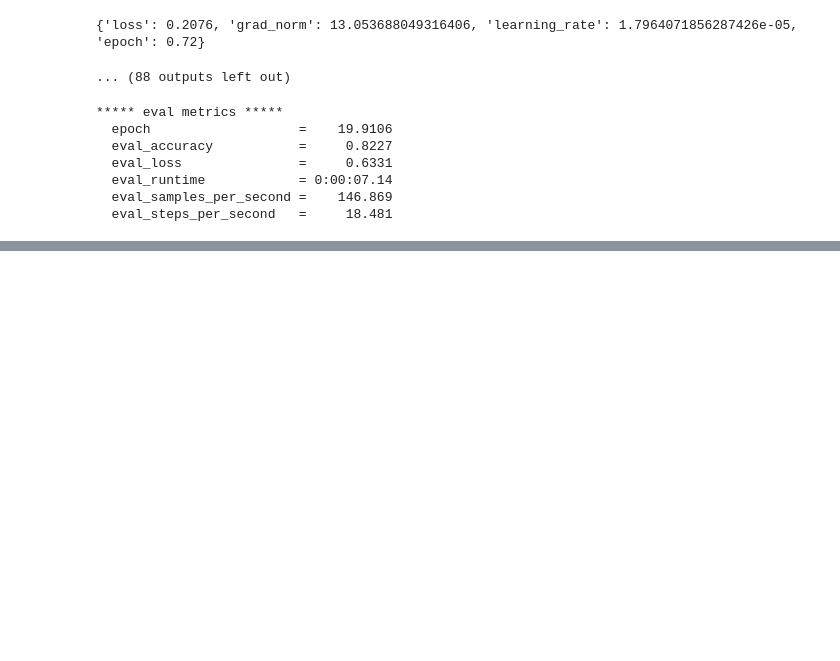
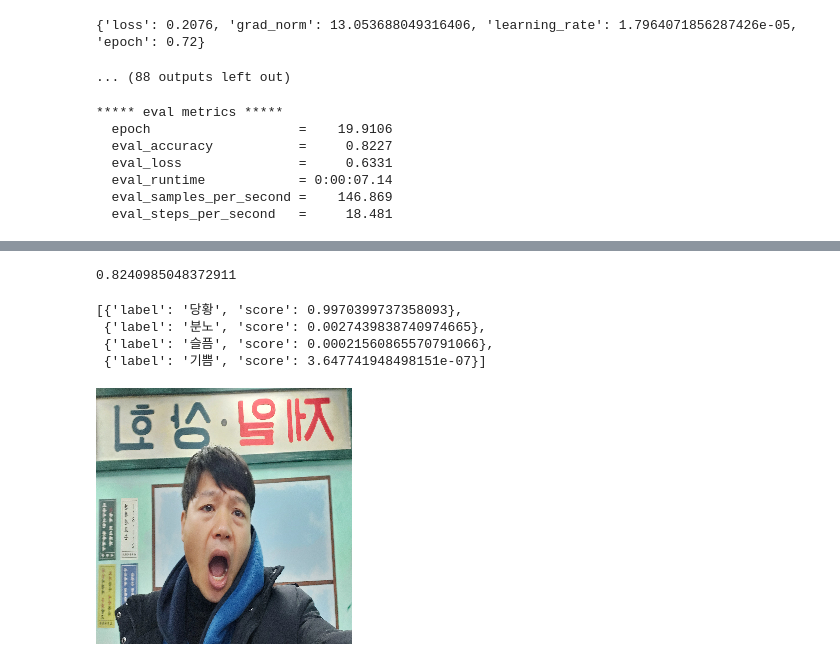
Before and after one commit to 2j0123/Customer-Service-and-Crime-Prevention-Manual, a Jupyter notebook: swinv2.ipynb, the cells around one changed output, grey strips where cells are left out. Cells and saved outputs as stored; diff of their text form; code cells hidden in the pictures; blank space fills up the shorter version.

Commit message:
check test img part

```diff
--- a/swinv2.ipynb
+++ b/swinv2.ipynb
@@ -34,14 +39,13 @@ def get_json_list_1d(json_folder_path): #returns a 1 dim array
     emotion_list_json = os.listdir(json_folder_path)
 
     for emotion in emotion_list_json:
-        with open (json_folder_path + emotion, "r", encoding='euc-kr') as f:
+        with open (json_folder_path + "\\" + emotion, "r", encoding='euc-kr') as f:
             temp_loader.append(json.load(f))
 
     for i in range(len(temp_loader)):
         json_train += temp_loader[i]
 
     return json_train
-
 
 def get_json_list_2d(json_folder_path): #returns 2 dim array
     json_train = []
@@ -139,38 +147,3 @@ def load_image_and_label_2D(json_list, img_path):
-# %%
-#0 = 분노, 1 = 기쁨, 2 = 당황, 3 = 슬픔
-
-# feature_extractor = AutoFeatureExtractor.from_pretrained("microsoft/swinv2-tiny-patch4-window8-256")
-
-#designed for normal json file
-def load_image_and_label_1D(json_list, img_path):
-    img_file = []
-    label_list = []
-
-    eng_to_num = { '분노'   : '0',
-                   '기쁨'   : '1',
-                   '당황'   : '2',
-                   '슬픔'   : '3'
-                 }
-    kr_to_en = { '분노'    : 'anger',
-                 '기쁨'   : 'happy',
-                 '당황'   : 'panic',
-                 '슬픔'   : 'sadness'
-                 }
-
-
-    for entry in range(len(json_list)):
-        try:
-            label = json_list[entry]['faceExp_uploader']
-            img_dir = img_path + kr_to_en[label] + '/' + json_list[entry]['filename']
-            # img = np.array(image.load_img(img_dir, target_size=(IMG_ROWS, IMG_COLS)))/255
-            img = image.load_img(img_dir, target_size=(IMG_ROWS, IMG_COLS))
-            img_file.append(img)
-            label_list.append(int(eng_to_num[label]))
-        except Exception:
-            print("Emotion " + label + " " + json_list[entry]['filename'] + " Not available")
-            pass
-
-    return img_file, label_list
 # %%
 train_img, train_label = load_image_and_label_1D(json_train, TRAIN_IMG_PATH)
 # %% [output]
@@ -554,0 +465,3 @@ Dataset({
+# %%
+json_test = get_json_list_1d(TEST_JSON_PATH)
+test_img, test_label = load_image_and_label_1D(json_test, TEST_IMG_PATH)
@@ -554,0 +507,4 @@ Dataset({
+# %%
+sum(1 for x,y in zip(test_label,predictions) if x == y) / len(test_label)
+# %% [output]
+0.8240985048372911
@@ -555,3 +515,14 @@ Dataset({
+# %%
+pipe(test_img[7])
+# %% [output]
+[{'label': '당황', 'score': 0.9970399737358093},
+ {'label': '분노', 'score': 0.0027439838740974665},
+ {'label': '슬픔', 'score': 0.00021560865570791066},
+ {'label': '기쁨', 'score': 3.647741948498151e-07}]
+# %%
+test_img[7]
+# %% [output]
+[figure, added]
 # %%
 # df = pd.DataFrame(json_train, columns=['filename', 'faceExp_uploader'])
 # df['faceExp_uploader'].unique()
```
Also changed, not shown: parts of 32 cells of this notebook.
